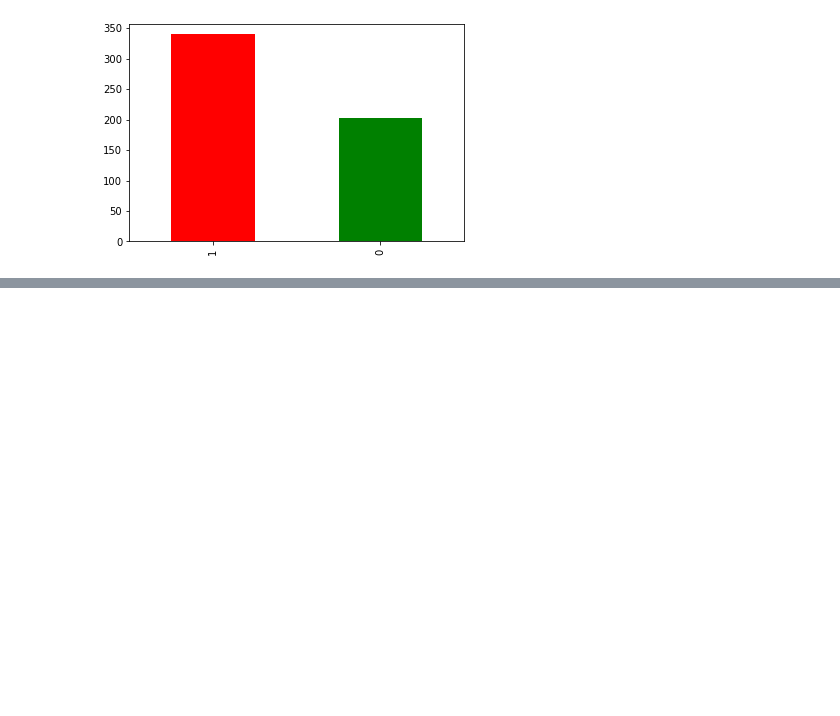
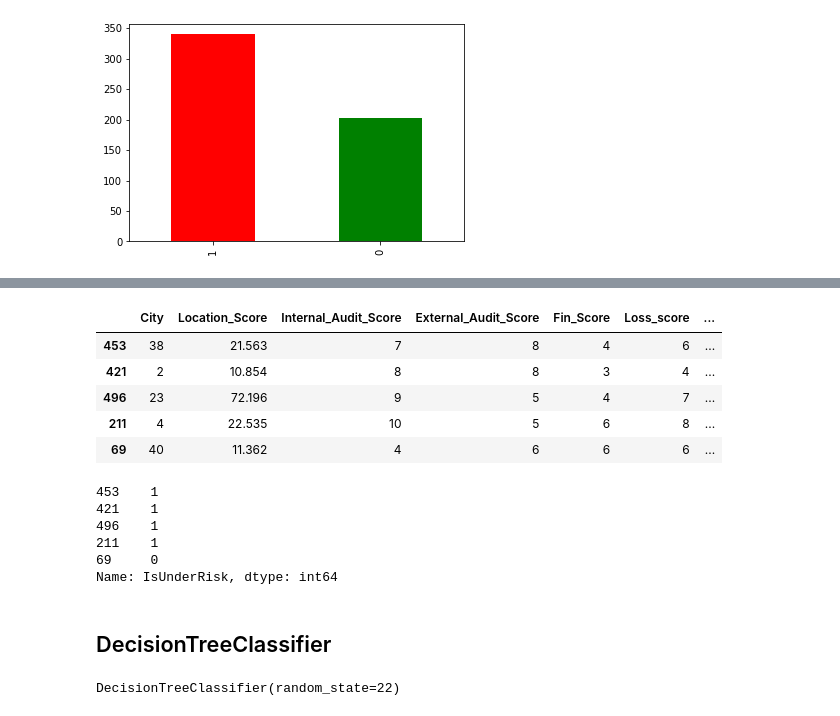
Before and after one commit to georgek2/ENd-To-EnD, a Jupyter notebook: 11_Finance/baseline.ipynb, the cells around one changed output, grey strips where cells are left out. Drawn from its saved outputs; the diff is of its cells as text; code cells hidden in the pictures; blank space fills up the shorter version.

```diff
--- a/11_Finance/baseline.ipynb
+++ b/11_Finance/baseline.ipynb
@@ -16,0 +42,3 @@ data.head()
+# %%
+features = data.columns.drop('IsUnderRisk')
+features
@@ -146,0 +193,21 @@ data.IsUnderRisk.value_counts().plot(kind = 'bar', color = ['red', 'green'])
+# %%
+X_train, y_train = train[features], train['IsUnderRisk']
+X_valid, y_valid = valid[features], valid['IsUnderRisk']
+
+X_train.head()
+# %% [output]
+|  | City | Location_Score | Internal_Audit_Score | External_Audit_Score | Fin_Score | Loss_score | ... |
+| 453 | 38 | 21.563 | 7 | 8 | 4 | 6 | ... |
+| 421 | 2 | 10.854 | 8 | 8 | 3 | 4 | ... |
+| 496 | 23 | 72.196 | 9 | 5 | 4 | 7 | ... |
+| 211 | 4 | 22.535 | 10 | 5 | 6 | 8 | ... |
+| 69 | 40 | 11.362 | 4 | 6 | 6 | 6 | ... |
+# %%
+y_train.head()
+# %% [output]
+453    1
+421    1
+496    1
+211    1
+69     0
+Name: IsUnderRisk, dtype: int64
@@ -146,0 +229,8 @@ data.IsUnderRisk.value_counts().plot(kind = 'bar', color = ['red', 'green'])
+# %% [markdown]
+##  DecisionTreeClassifier
+# %%
+model_dt = DecisionTreeClassifier(random_state = 22)
+
+model_dt.fit(X_train, y_train)
+# %% [output]
+DecisionTreeClassifier(random_state=22)
```
Also changed, not shown: parts of 37 cells of this notebook.
